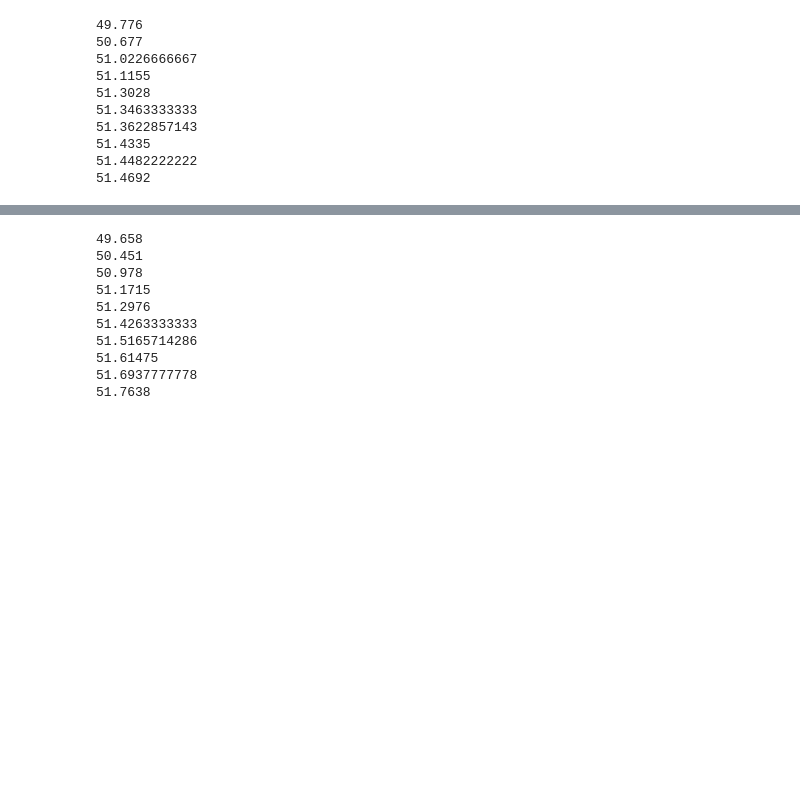
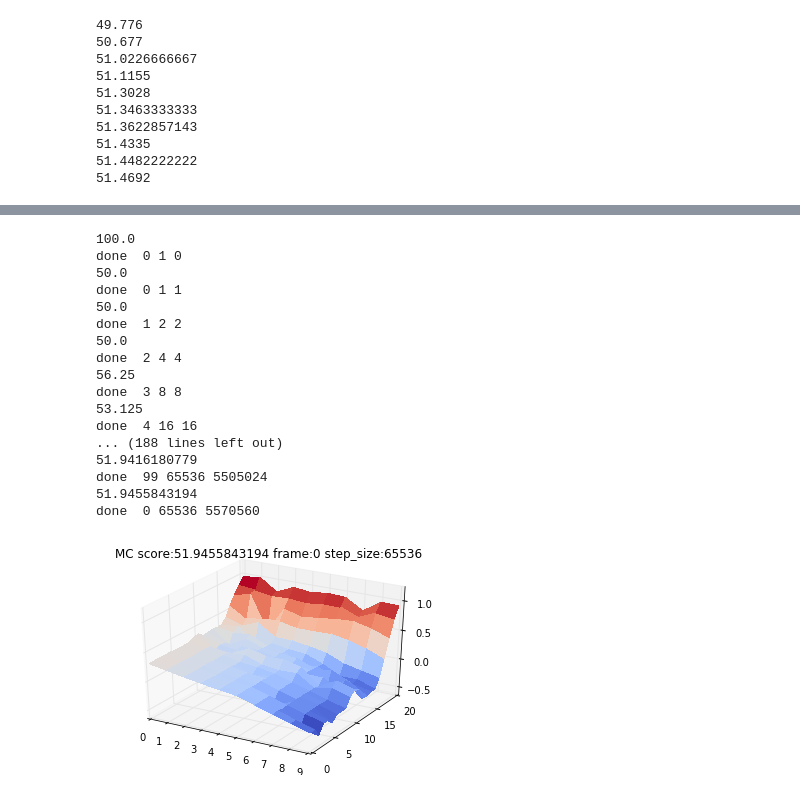
Before and after one commit to analog-rl/Easy21, a Jupyter notebook: Joe #2 Monte-Carlo Control in Easy21/Joe #2 Monte-Carlo Control in Easy21.ipynb, the cells around one changed output, grey strips where cells are left out. Saved outputs shown, nothing was run; the diff lists cells and outputs as text; code cells hidden in the pictures; blank space fills up the shorter version.

```diff
--- a/Joe #2 Monte-Carlo Control in Easy21/Joe #2 Monte-Carlo Control in Easy21.ipynb
+++ b/Joe #2 Monte-Carlo Control in Easy21/Joe #2 Monte-Carlo Control in Easy21.ipynb
@@ -165,5 +178,3 @@ for i in xrange (10):
 # %%
-N0 = 110
+N0 = 100
 agent = MC_Agent(Environment(), N0)
-for i in xrange (10):
-    agent.train(50000)
@@ -181,16 +181,53 @@ for i in xrange (10):
-# %%
-N0 = 90
-agent = MC_Agent(Environment(), N0)
-for i in xrange (10):
-    agent.train(50000)
-# %% [output]
-49.658
-50.451
-50.978
-51.1715
-51.2976
-51.4263333333
-51.5165714286
-51.61475
-51.6937777778
-51.7638
+# %%
+def animate(frame):
+    i = agent.iterations
+    step_size = i
+    step_size = max(1, step_size)
+    step_size = min(step_size, 2 ** 16)
+    # agent.MC_run(100000)
+    # agent.MC_run(step_size)
+    agent.train(step_size)
+
+    ax.clear()
+    surf =  agent.plot_frame(ax)
+    plt.title('MC score:%s frame:%s step_size:%s ' % (float(agent.count_wins)/agent.iterations*100, frame, step_size) )
+    # plt.draw()
+    fig.canvas.draw()
+    print "done ", frame, step_size, i
+    return surf, "hello", "snow"
+# %%
+import matplotlib.pyplot as plt
+import matplotlib.animation as animation
+from mpl_toolkits.mplot3d import Axes3D
+from matplotlib import cm
+%matplotlib inline
+
+fig = plt.figure()
+ax = fig.add_subplot(111, projection='3d')
+
+# ani = animation.FuncAnimation(fig, animate, 10, repeat=False)
+ani = animation.FuncAnimation(fig, animate, 32, repeat=False)
+# ani = animation.FuncAnimation(fig, animate, 100, repeat=False)
+
+# note: requires gif writer; swap with plt.show()
+ani.save('MC_Agent.gif', writer='imagemagick', fps=3)
+# plt.show()
+# %% [output]
+100.0
+done  0 1 0
+50.0
+done  0 1 1
+50.0
+done  1 2 2
+50.0
+done  2 4 4
+56.25
+done  3 8 8
+53.125
+done  4 16 16
+... (188 lines left out)
+51.9416180779
+done  99 65536 5505024
+51.9455843194
+done  0 65536 5570560
+[figure, added]
```
Also changed, not shown: parts of 6 cells of this notebook, 3 other files.
